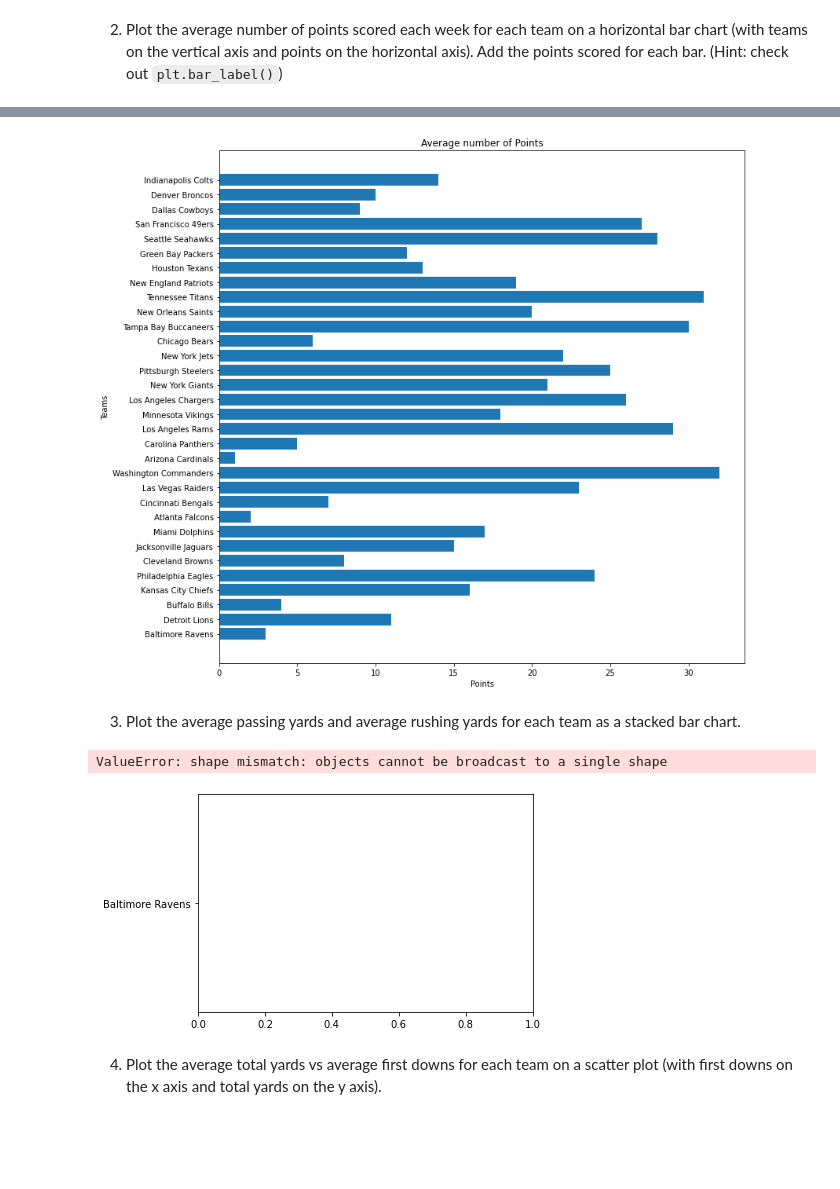
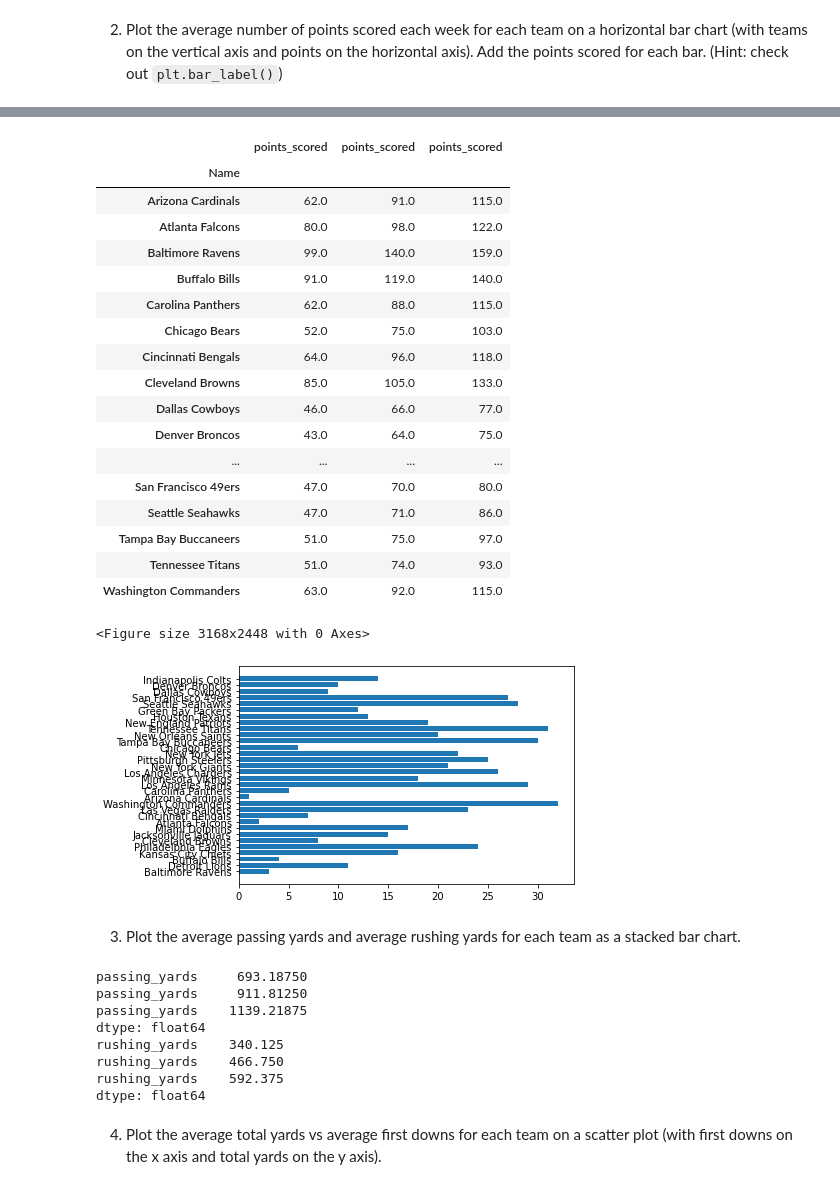
Before and after one commit to kayleeodom/cis277-fa22-Lab5, a Jupyter notebook: Lab5.ipynb, the cells around one changed output, grey strips where cells are left out. Saved outputs shown, nothing was run; the diff lists cells and outputs as text; code cells hidden in the pictures; blank space fills up the shorter version.

```diff
--- a/Lab5.ipynb
+++ b/Lab5.ipynb
@@ -43,4 +26,4 @@ df
 # %%
-nfl_team = pd.merge(df,df_teams, on="Name")
+nfl_team = pd.merge(df,df_teams, on="team")
 nfl_team
 # %% [output]
@@ -87,42 +73,73 @@ Index(['rank', 'Name', 'week', 'games', 'points_scored', 'total_yards',
+# %%
+avg_pt = nfl_team.groupby('Name').points_scored.mean()
+avg_pt
+# %% [output]
+|  | points_scored | points_scored | points_scored |
+| Name |  |  |  |
+| Arizona Cardinals | 62.0 | 91.0 | 115.0 |
+| Atlanta Falcons | 80.0 | 98.0 | 122.0 |
+| Baltimore Ravens | 99.0 | 140.0 | 159.0 |
+| Buffalo Bills | 91.0 | 119.0 | 140.0 |
+| Carolina Panthers | 62.0 | 88.0 | 115.0 |
+| Chicago Bears | 52.0 | 75.0 | 103.0 |
+| Cincinnati Bengals | 64.0 | 96.0 | 118.0 |
+| Cleveland Browns | 85.0 | 105.0 | 133.0 |
+| Dallas Cowboys | 46.0 | 66.0 | 77.0 |
+| Denver Broncos | 43.0 | 64.0 | 75.0 |
+| ... | ... | ... | ... |
+| San Francisco 49ers | 47.0 | 70.0 | 80.0 |
+| Seattle Seahawks | 47.0 | 71.0 | 86.0 |
+| Tampa Bay Buccaneers | 51.0 | 75.0 | 97.0 |
+| Tennessee Titans | 51.0 | 74.0 | 93.0 |
+| Washington Commanders | 63.0 | 92.0 | 115.0 |
 # %%
-plt.figure(figsize=(12, 12))
+plt.figure(figsize=(44, 34))
 
 #avg_num = nfl_team.groupby("Name", "Week").points_scored.mean()
 #avg_num
-plt.barh(nfl_team.Name, nfl_team.ID)
-plt.title("Average number of Points")
-plt.xlabel("Points")
-plt.ylabel("Teams")
-plt.show()
-#fig, ax = plt.subplots()
-#barhplot = plt.barh(nfl_team.Name, nfl_team.points_scored)
+#plt.barh(nfl_team.Name, nfl_team.ID)
+#plt.title("Average number of Points")
+#plt.xlabel("Points")
+#plt.ylabel("Teams")
+#plt.show()
+fig, ax = plt.subplots()
+ax.barh(nfl_team.Name, nfl_team.ID, linewidth=1)
 #plt.bar_label(barhplot, labels = "size")
 #barhplot
+plt.show()
 # %% [output]
+<Figure size 3168x2448 with 0 Axes>
-[figure, old version]
+[figure, new version]
 # %% [markdown]
 3. Plot the average passing yards and average rushing yards for each team as a stacked bar chart.
 # %%
 
 avg_pass = nfl_team.passing_yards.mean()
 avg_pass
-
+print(avg_pass)
 avg_rush = nfl_team.rushing_yards.mean()
 avg_rush
+print(avg_rush)
 
-plt.bar(avg_pass, nfl_team.Name, color="blue")
-plt.bar(avg_rush, nfl_team.Name, bottom=avg_rush, color="green")
-plt.title("Average Passing and rushing yards")
+#plt.bar(avg_pass, nfl_team.Name, color="blue")
+#plt.bar(avg_rush, nfl_team.Name, bottom=avg_rush, color="green")
+#plt.title("Average Passing and rushing yards")
 #plt.xlabel("Teams")
 #plt.ylabel("# of yards")
-plt.show()
+#plt.show()
 #bar = rush.plot.bar(x='Name', stacked=True, color=['Blue', 'Red'], figsize=(8,6))
 #bar.set_title('The average passing and rushing yards', fontsize=18)
 #bar.set_ylim(0, 600)
 #bar.set_xticklabels([nfl_team.Name], rotation=0)
 # %% [output]
-ValueError: shape mismatch: objects cannot be broadcast to a single shape
+passing_yards     693.18750
+passing_yards     911.81250
+passing_yards    1139.21875
+dtype: float64
+rushing_yards    340.125
+rushing_yards    466.750
+rushing_yards    592.375
+dtype: float64
-[figure, removed]
 # %% [markdown]
 4. Plot the average total yards vs average first downs for each team on a scatter plot (with first downs on the x axis and total yards on the y axis).
 # %%
```
Also changed, not shown: parts of 6 cells of this notebook, 2 other files.
